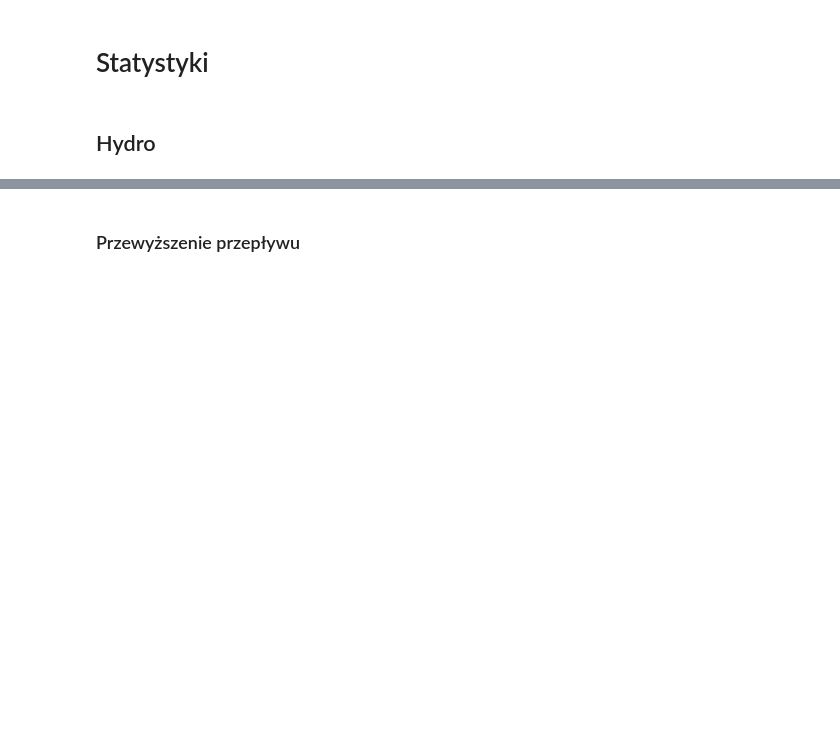
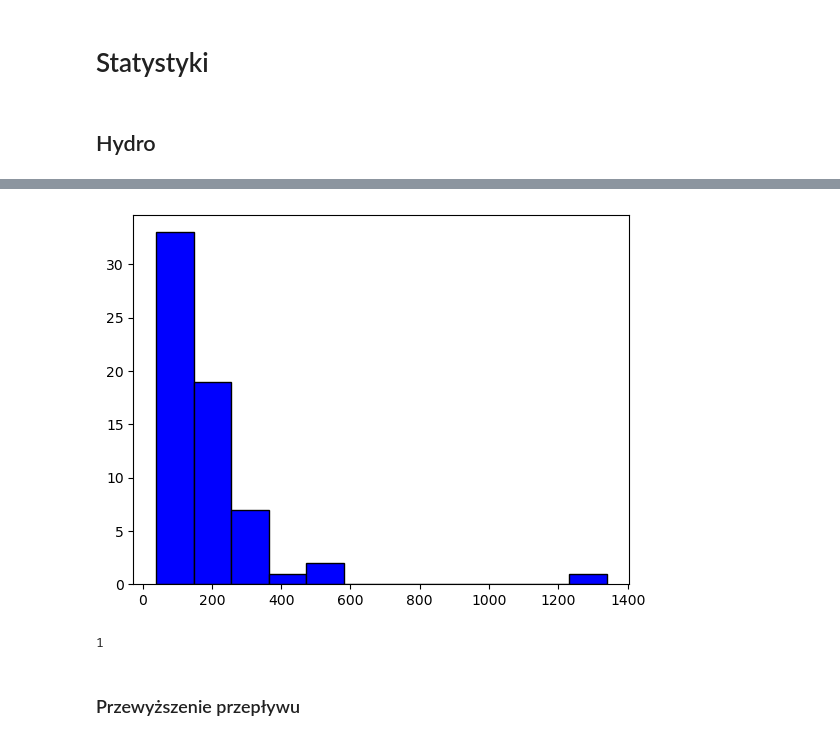
Before and after one commit to Daldek/IMGWTools, a Jupyter notebook: Notebooks/Stats.ipynb, the cells around one changed output, grey strips where cells are left out. Drawn from its saved outputs; the diff is of its cells as text; code cells hidden in the pictures; blank space fills up the shorter version.

```diff
--- a/Notebooks/Stats.ipynb
+++ b/Notebooks/Stats.ipynb
@@ -48,3 +68,8 @@ max     1340.000     20.600  1340.000     7.050
+# %%
+station.plt_histogram(bins=12)
+# %% [output]
+[figure, added]
+1
 # %% [markdown]
 <h3>Przewyższenie przepływu</h3>
 # %% [markdown]
```
Also changed, not shown: parts of 8 cells of this notebook, 1 other file.
